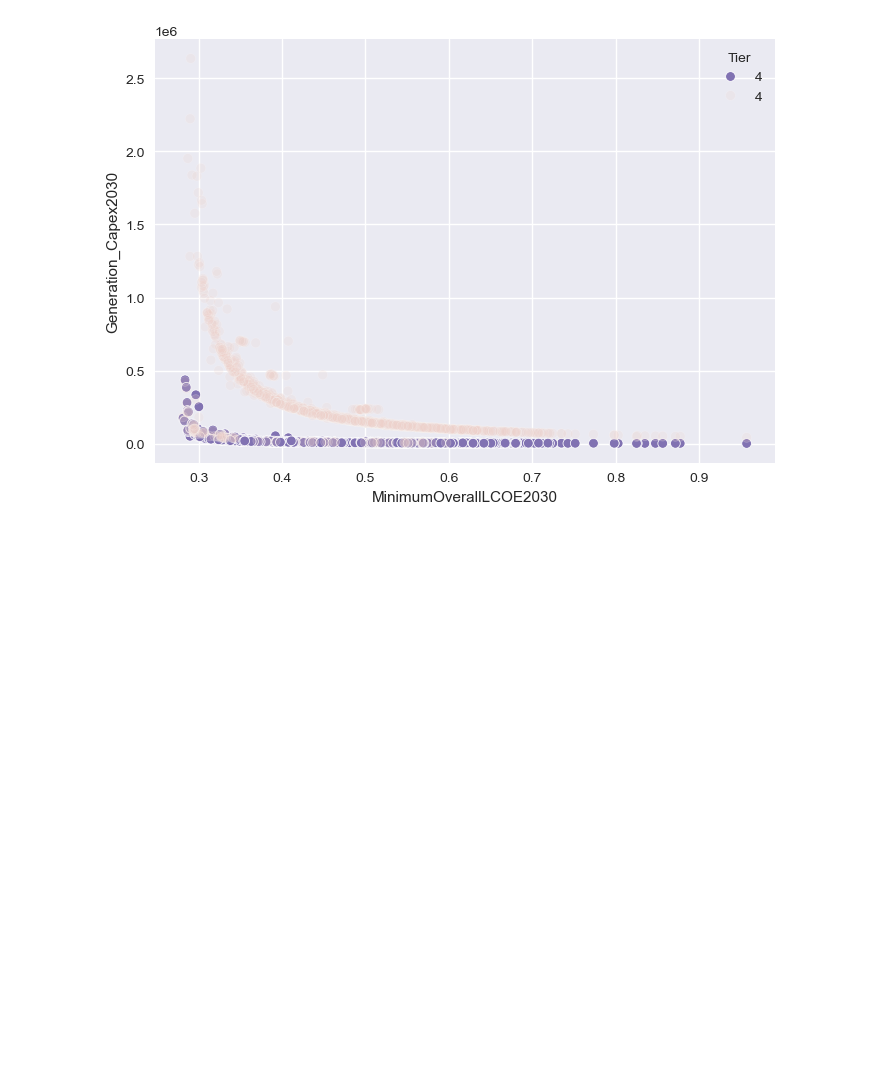
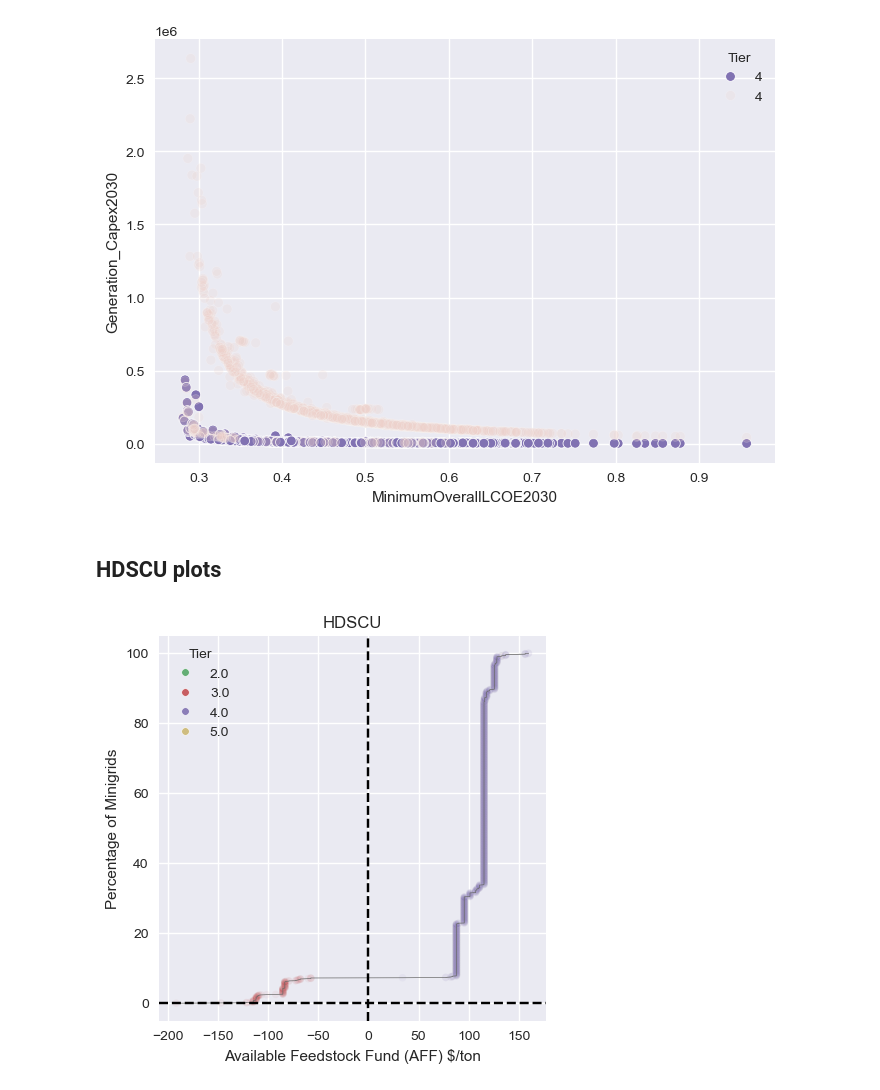
Before and after one commit to GEP-Bioenergy/gep_bio, a Jupyter notebook: GEP_bio_analysis.ipynb, the cells around one changed output. Cells and saved outputs as stored; diff of their text form; code cells hidden in the pictures; blank space fills up the shorter version.

```diff
--- a/GEP_bio_analysis.ipynb
+++ b/GEP_bio_analysis.ipynb
@@ -829,3 +829,38 @@ sns.scatterplot(data=df[df.Tier == 4], y="investment" ,x='MinimumOverallLCOE2030
 # %% [output]
 <AxesSubplot:xlabel='MinimumOverallLCOE2030', ylabel='Generation_Capex2030'>
 [figure]
+# %% [markdown]
+## HDSCU plots
+# %%
+plt.style.use('seaborn')
+plt.rcParams['figure.figsize'] = [5, 5]
+plt.rcParams['figure.dpi'] = 100
+palette ={1: "C5", 2: "C1", 3: "C2", 4: "C3", 5: "C4"}
+
+df = pd.read_csv('results/CDF.csv')
+cdfCol = df.columns
+
+
+textstr = f'No. of minigrids = 72'
+props = dict(boxstyle='round', facecolor='wheat', alpha=0.5)
+
+sns.lineplot(data=df, x='ng-3-2_0_0_0_1_0',y='ng-3-2_0_0_0_1_0-cum', color='dimgrey', linewidth=0.5)
+ax = sns.scatterplot(data=df, x='ng-3-2_0_0_0_1_0', y='ng-3-2_0_0_0_1_0-cum', s=30, alpha=0.06, hue='ng-3-2_0_0_0_1_0-tier',palette=palette, )
+ax.set(title='HDSCU')
+ax.axvline(0, c='black', ls='--')
+ax.axhline(0, c='black', ls='--')
+ax.set(xlabel=None)
+ax.legend(title='Tier')
+
+handles1, labels1 = axis[0,1].get_legend_handles_labels()
+leg = ax.legend(handles1, labels1, loc='upper left', title='Tier',framealpha=1.0)
+
+
+# for handle in leg.legend_handles:
+#             handle.set_alpha(1.0)
+
+plt.setp(ax, xlabel='Available Feedstock Fund (AFF) $/ton')
+plt.setp(ax, ylabel='Percentage of Minigrids')
+plt.show()
+# %% [output]
+[figure, added]
```
Also changed, not shown: parts of 21 cells of this notebook, 5 other files.
